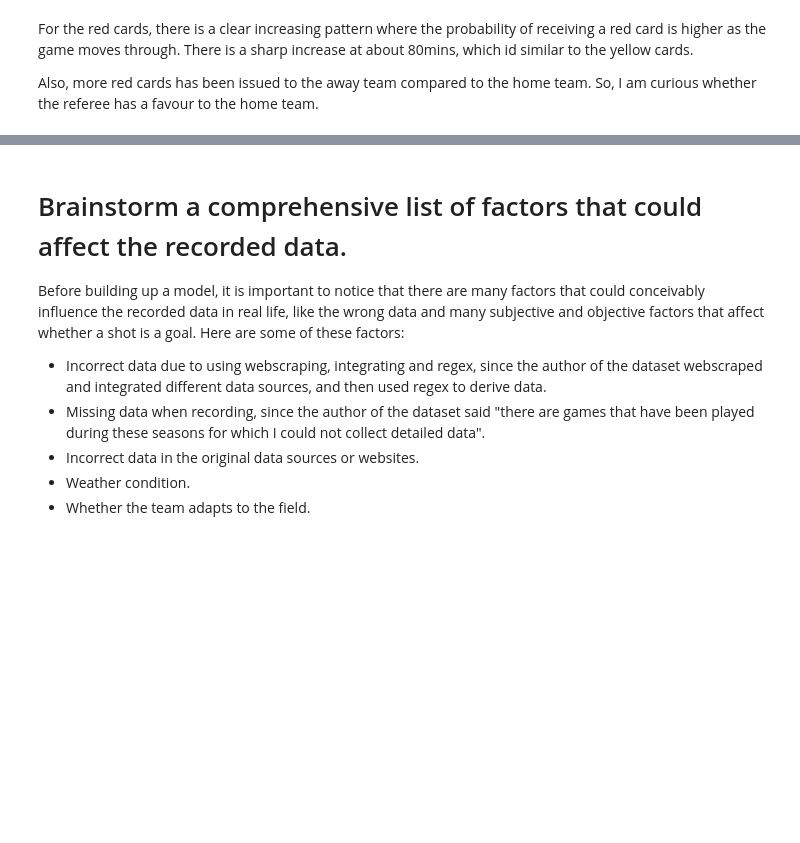
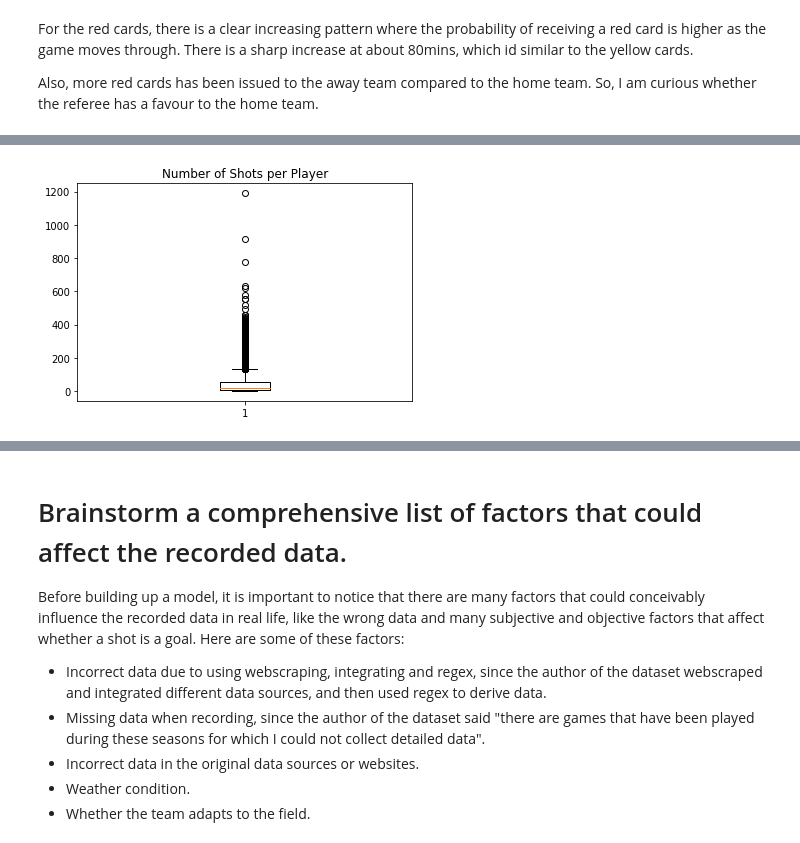
Before and after one commit to yanghai6/GoalRatePrediction, a Jupyter notebook: JSC370_A2_Report.ipynb, the cells around one changed output, grey strips where cells are left out. Drawn from its saved outputs; the diff is of its cells as text; code cells hidden in the pictures; blank space fills up the shorter version.

```diff
--- a/JSC370_A2_Report.ipynb
+++ b/JSC370_A2_Report.ipynb
@@ -152,0 +173,3 @@ Also, more red cards has been issued to the away team compared to the home team.
+# %%
+num_shots = shots[['id_event', 'player']].groupby('player').agg('count')
+print(num_shots.describe())
@@ -152,0 +186,6 @@ Also, more red cards has been issued to the away team compared to the home team.
+# %%
+plt.title("Number of Shots per Player")
+plt.boxplot(num_shots['id_event'])
+plt.show()
+# %% [output]
+[figure, added]
```
Also changed, not shown: parts of 13 cells of this notebook, 2 other files.
